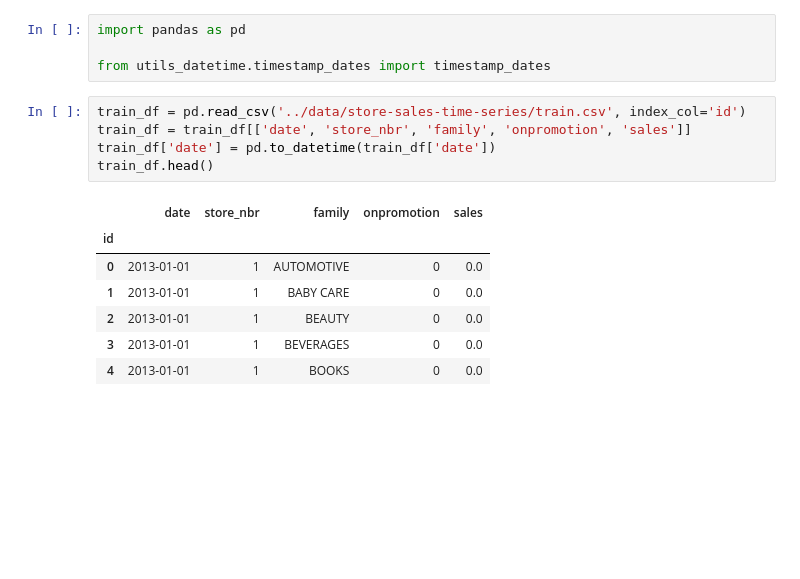
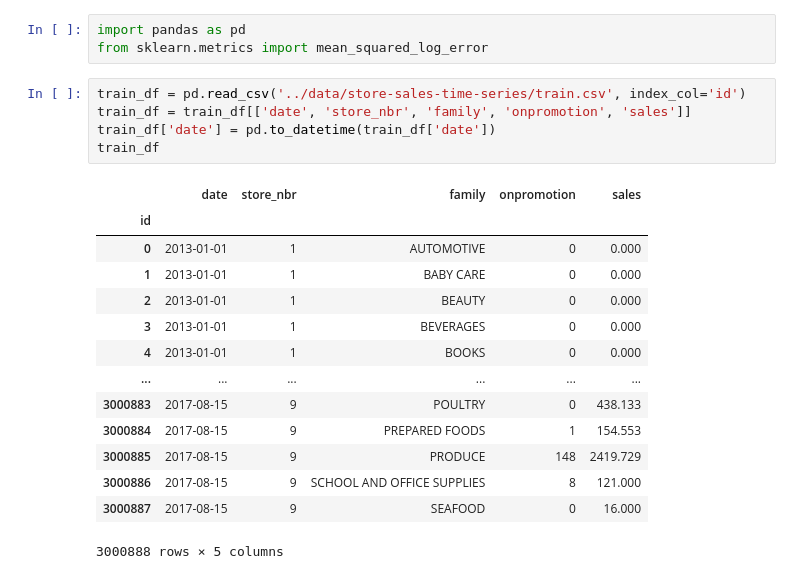
Before and after one commit to Fzhou1997/Kaggle-Linear-Regression-With-Time-Series, a Jupyter notebook: notebooks/store-sales-time-series-forecasting.ipynb, the cells around one changed output. Drawn from its saved outputs; the diff is of its cells as text; blank space fills up the shorter version.

```diff
--- a/notebooks/store-sales-time-series-forecasting.ipynb
+++ b/notebooks/store-sales-time-series-forecasting.ipynb
@@ -1,20 +1,26 @@
 # %%
 import pandas as pd
-
-from utils_datetime.timestamp_dates import timestamp_dates
+from sklearn.metrics import mean_squared_log_error
 # %%
 train_df = pd.read_csv('../data/store-sales-time-series/train.csv', index_col='id')
 train_df = train_df[['date', 'store_nbr', 'family', 'onpromotion', 'sales']]
 train_df['date'] = pd.to_datetime(train_df['date'])
-train_df.head()
+train_df
 # %% [output]
 |  | date | store_nbr | family | onpromotion | sales |
 | id |  |  |  |  |  |
-| 0 | 2013-01-01 | 1 | AUTOMOTIVE | 0 | 0.0 |
-| 1 | 2013-01-01 | 1 | BABY CARE | 0 | 0.0 |
-| 2 | 2013-01-01 | 1 | BEAUTY | 0 | 0.0 |
-| 3 | 2013-01-01 | 1 | BEVERAGES | 0 | 0.0 |
-| 4 | 2013-01-01 | 1 | BOOKS | 0 | 0.0 |
+| 0 | 2013-01-01 | 1 | AUTOMOTIVE | 0 | 0.000 |
+| 1 | 2013-01-01 | 1 | BABY CARE | 0 | 0.000 |
+| 2 | 2013-01-01 | 1 | BEAUTY | 0 | 0.000 |
+| 3 | 2013-01-01 | 1 | BEVERAGES | 0 | 0.000 |
+| 4 | 2013-01-01 | 1 | BOOKS | 0 | 0.000 |
+| ... | ... | ... | ... | ... | ... |
+| 3000883 | 2017-08-15 | 9 | POULTRY | 0 | 438.133 |
+| 3000884 | 2017-08-15 | 9 | PREPARED FOODS | 1 | 154.553 |
+| 3000885 | 2017-08-15 | 9 | PRODUCE | 148 | 2419.729 |
+| 3000886 | 2017-08-15 | 9 | SCHOOL AND OFFICE SUPPLIES | 8 | 121.000 |
+| 3000887 | 2017-08-15 | 9 | SEAFOOD | 0 | 16.000 |
+3000888 rows × 5 columns
 # %%
 min_date = train_df['date'].min()
 train_df['timestamp'] = (train_df['date'] - min_date).dt.days
```
Also changed, not shown: parts of 6 cells of this notebook, 1 other file.
